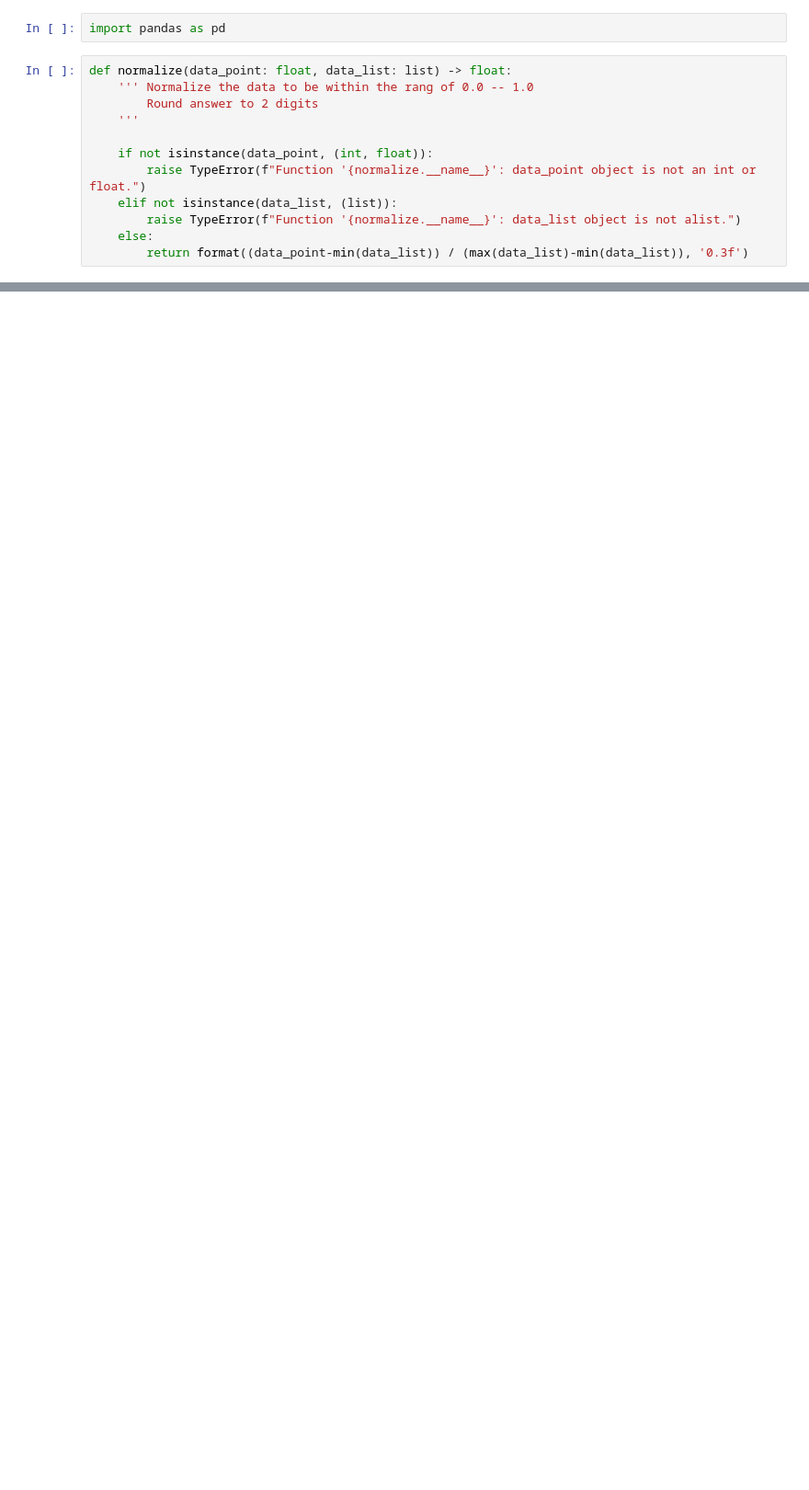
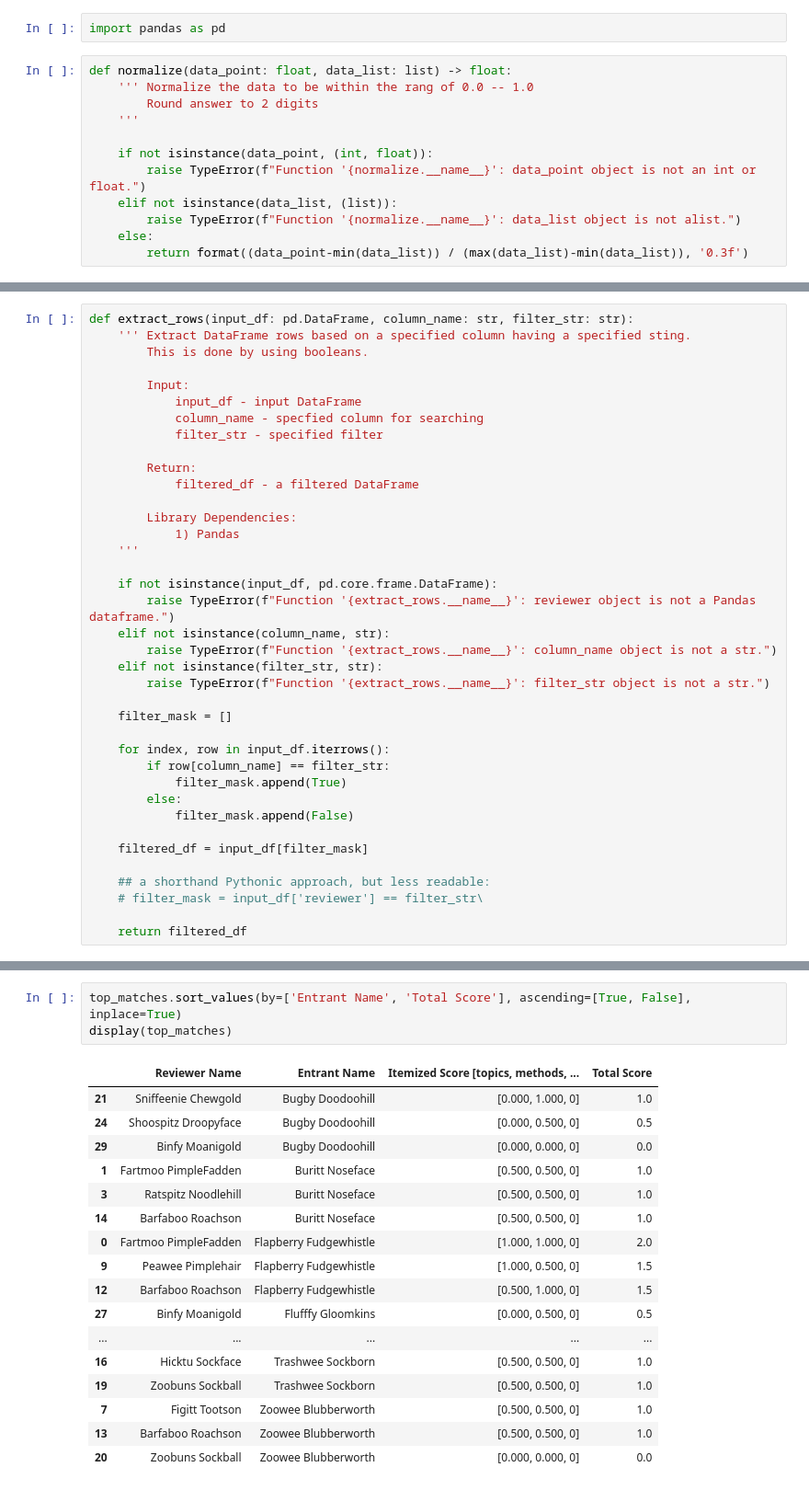
Before and after one commit to karlkirschner/PyPeerReview, a Jupyter notebook: PyPeerReview.ipynb, the cells around one changed output, grey strips where cells are left out. Shown at 92% size. Drawn from its saved outputs; the diff is of its cells as text; blank space fills up the shorter version.

Commit message:
major revision to the code; added taxonomy file for topics and methods

```diff
--- a/PyPeerReview.ipynb
+++ b/PyPeerReview.ipynb
@@ -152,3 +68,41 @@ def scoring(reviewer: pd.Series, entrant: pd.Series, use_reviewer_hist: bool) ->
         score_history = 0
 
     return score_topics, score_methods, score_history
+# %%
+def extract_rows(input_df: pd.DataFrame, column_name: str, filter_str: str):
+    ''' Extract DataFrame rows based on a specified column having a specified sting.
+        This is done by using booleans.
+
+        Input:
+            input_df - input DataFrame
+            column_name - specfied column for searching
+            filter_str - specified filter
+
+        Return:
+            filtered_df - a filtered DataFrame
+
+        Library Dependencies:
+            1) Pandas
+    '''
+
+    if not isinstance(input_df, pd.core.frame.DataFrame):
+        raise TypeError(f"Function '{extract_rows.__name__}': reviewer object is not a Pandas dataframe.")
+    elif not isinstance(column_name, str):
+        raise TypeError(f"Function '{extract_rows.__name__}': column_name object is not a str.")
+    elif not isinstance(filter_str, str):
+        raise TypeError(f"Function '{extract_rows.__name__}': filter_str object is not a str.")
+
+    filter_mask = []
+
+    for index, row in input_df.iterrows():
+        if row[column_name] == filter_str:
+            filter_mask.append(True)
+        else:
+            filter_mask.append(False)
+
+    filtered_df = input_df[filter_mask]
+
+    ## a shorthand Pythonic approach, but less readable:
+    # filter_mask = input_df['reviewer'] == filter_str\
+
+    return filtered_df
@@ -346,0 +415,21 @@ Total reviewers: 50; Total entrants: 10
+# %%
+top_matches.sort_values(by=['Entrant Name', 'Total Score'], ascending=[True, False], inplace=True)
+display(top_matches)
+# %% [output]
+|  | Reviewer Name | Entrant Name | Itemized Score [topics, methods, ... | Total Score |
+| 21 | Sniffeenie Chewgold | Bugby Doodoohill | [0.000, 1.000, 0] | 1.0 |
+| 24 | Shoospitz Droopyface | Bugby Doodoohill | [0.000, 0.500, 0] | 0.5 |
+| 29 | Binfy Moanigold | Bugby Doodoohill | [0.000, 0.000, 0] | 0.0 |
+| 1 | Fartmoo PimpleFadden | Buritt Noseface | [0.500, 0.500, 0] | 1.0 |
+| 3 | Ratspitz Noodlehill | Buritt Noseface | [0.500, 0.500, 0] | 1.0 |
+| 14 | Barfaboo Roachson | Buritt Noseface | [0.500, 0.500, 0] | 1.0 |
+| 0 | Fartmoo PimpleFadden | Flapberry Fudgewhistle | [1.000, 1.000, 0] | 2.0 |
+| 9 | Peawee Pimplehair | Flapberry Fudgewhistle | [1.000, 0.500, 0] | 1.5 |
+| 12 | Barfaboo Roachson | Flapberry Fudgewhistle | [0.500, 1.000, 0] | 1.5 |
+| 27 | Binfy Moanigold | Flufffy Gloomkins | [0.000, 0.500, 0] | 0.5 |
+| ... | ... | ... | ... | ... |
+| 16 | Hicktu Sockface | Trashwee Sockborn | [0.500, 0.500, 0] | 1.0 |
+| 19 | Zoobuns Sockball | Trashwee Sockborn | [0.500, 0.500, 0] | 1.0 |
+| 7 | Figitt Tootson | Zoowee Blubberworth | [0.500, 0.500, 0] | 1.0 |
+| 13 | Barfaboo Roachson | Zoowee Blubberworth | [0.500, 0.500, 0] | 1.0 |
+| 20 | Zoobuns Sockball | Zoowee Blubberworth | [0.000, 0.000, 0] | 0.0 |
```
Also changed, not shown: parts of 6 cells of this notebook, 1 other file.
